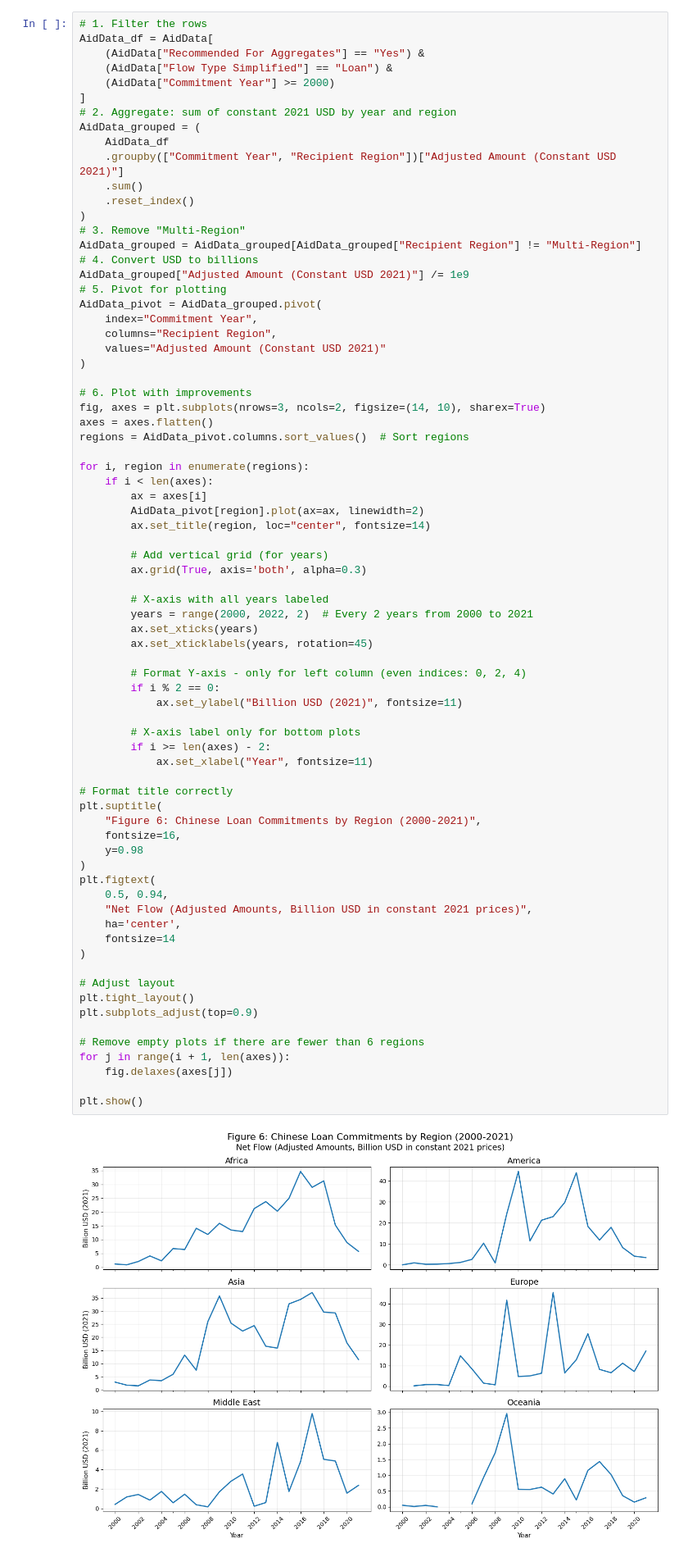
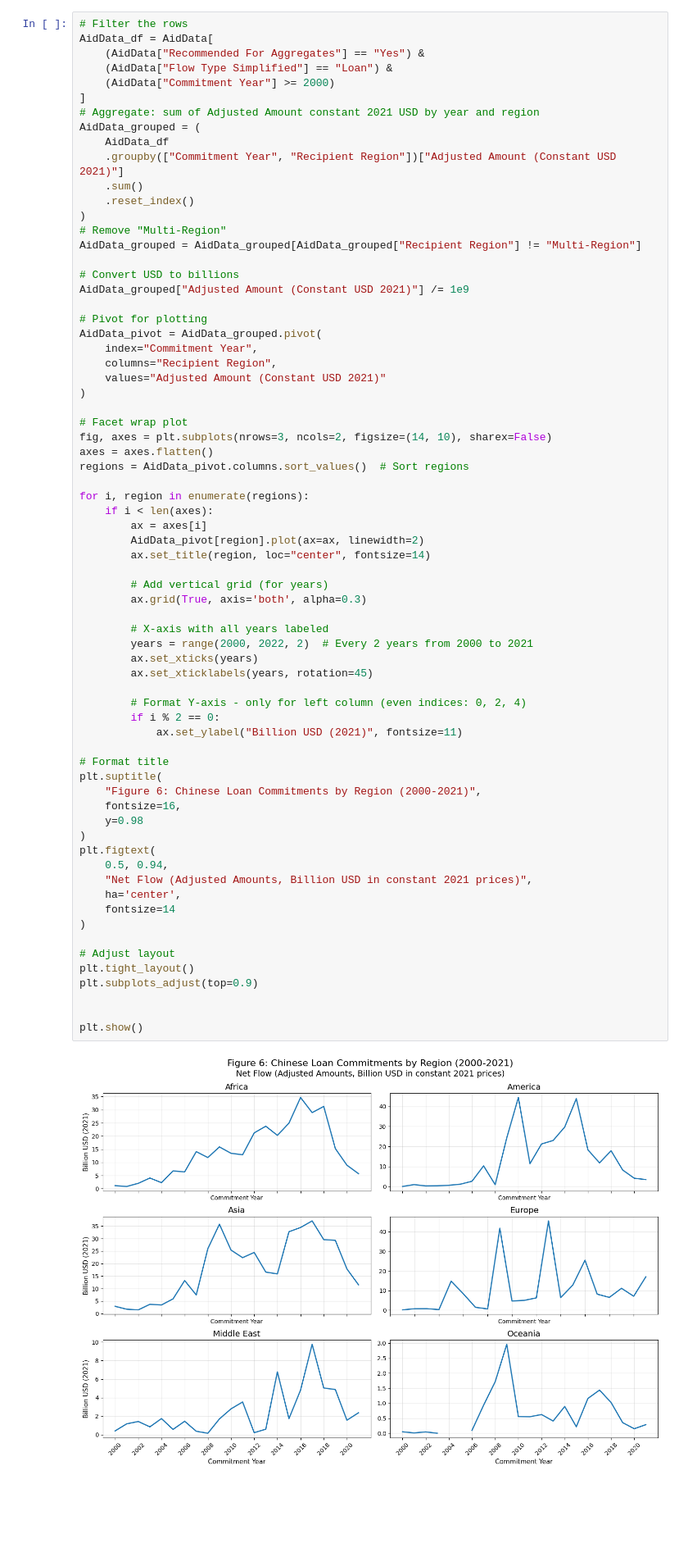
Before and after one commit to J-Wilke/Computational-Economics, a Jupyter notebook: Data Viz/China as a Global Creditor - a Data Excercise/Data Excercise.ipynb, the cells around one changed output. Shown: that part at 82% size. Drawn from its saved outputs; the diff is of its cells as text; blank space fills up the shorter version.

```diff
--- a/Data Viz/China as a Global Creditor - a Data Excercise/Data Excercise.ipynb
+++ b/Data Viz/China as a Global Creditor - a Data Excercise/Data Excercise.ipynb
@@ -624,30 +628,32 @@ AidData = pd.read_excel(
 # %%
-# 1. Filter the rows
+# Filter the rows
 AidData_df = AidData[
     (AidData["Recommended For Aggregates"] == "Yes") &
     (AidData["Flow Type Simplified"] == "Loan") &
     (AidData["Commitment Year"] >= 2000)
 ]
-# 2. Aggregate: sum of constant 2021 USD by year and region
+# Aggregate: sum of Adjusted Amount constant 2021 USD by year and region
 AidData_grouped = (
     AidData_df
     .groupby(["Commitment Year", "Recipient Region"])["Adjusted Amount (Constant USD 2021)"]
     .sum()
     .reset_index()
 )
-# 3. Remove "Multi-Region"
+# Remove "Multi-Region"
 AidData_grouped = AidData_grouped[AidData_grouped["Recipient Region"] != "Multi-Region"]
-# 4. Convert USD to billions
+
+# Convert USD to billions
 AidData_grouped["Adjusted Amount (Constant USD 2021)"] /= 1e9
-# 5. Pivot for plotting
+
+# Pivot for plotting
 AidData_pivot = AidData_grouped.pivot(
     index="Commitment Year",
     columns="Recipient Region",
     values="Adjusted Amount (Constant USD 2021)"
 )
 
-# 6. Plot with improvements
-fig, axes = plt.subplots(nrows=3, ncols=2, figsize=(14, 10), sharex=True)
+# Facet wrap plot
+fig, axes = plt.subplots(nrows=3, ncols=2, figsize=(14, 10), sharex=False)
 axes = axes.flatten()
 regions = AidData_pivot.columns.sort_values()  # Sort regions
 
@@ -661,39 +667,32 @@ for i, region in enumerate(regions):
         ax.grid(True, axis='both', alpha=0.3)
 
         # X-axis with all years labeled
         years = range(2000, 2022, 2)  # Every 2 years from 2000 to 2021
         ax.set_xticks(years)
         ax.set_xticklabels(years, rotation=45)
 
         # Format Y-axis - only for left column (even indices: 0, 2, 4)
         if i % 2 == 0:
             ax.set_ylabel("Billion USD (2021)", fontsize=11)
 
-        # X-axis label only for bottom plots
-        if i >= len(axes) - 2:
-            ax.set_xlabel("Year", fontsize=11)
-
-# Format title correctly
+# Format title
 plt.suptitle(
     "Figure 6: Chinese Loan Commitments by Region (2000-2021)",
     fontsize=16,
     y=0.98
 )
 plt.figtext(
     0.5, 0.94,
     "Net Flow (Adjusted Amounts, Billion USD in constant 2021 prices)",
     ha='center',
     fontsize=14
 )
 
 # Adjust layout
 plt.tight_layout()
 plt.subplots_adjust(top=0.9)
 
-# Remove empty plots if there are fewer than 6 regions
-for j in range(i + 1, len(axes)):
-    fig.delaxes(axes[j])
 
 plt.show()
 # %% [output]
-[figure, old version]
+[figure, new version]
```
Also changed, not shown: parts of 2 cells of this notebook, 1 other file.
